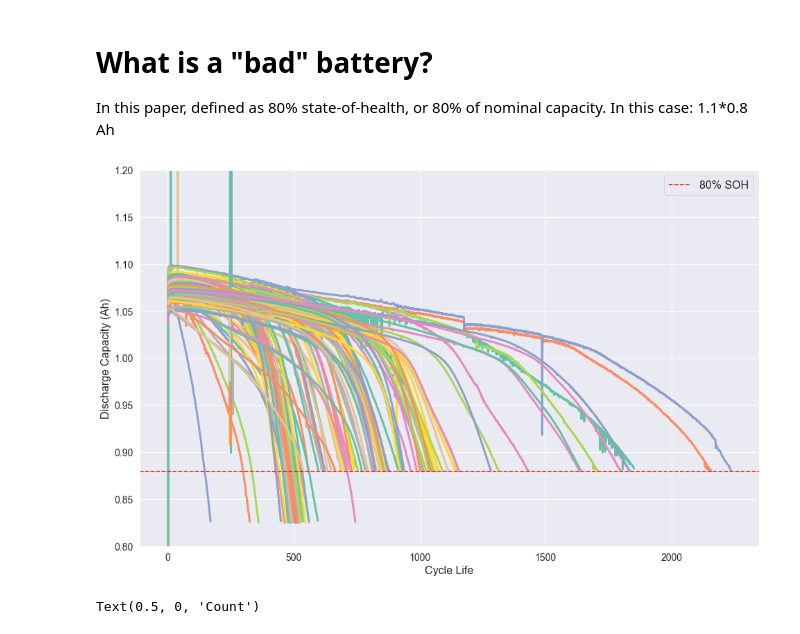
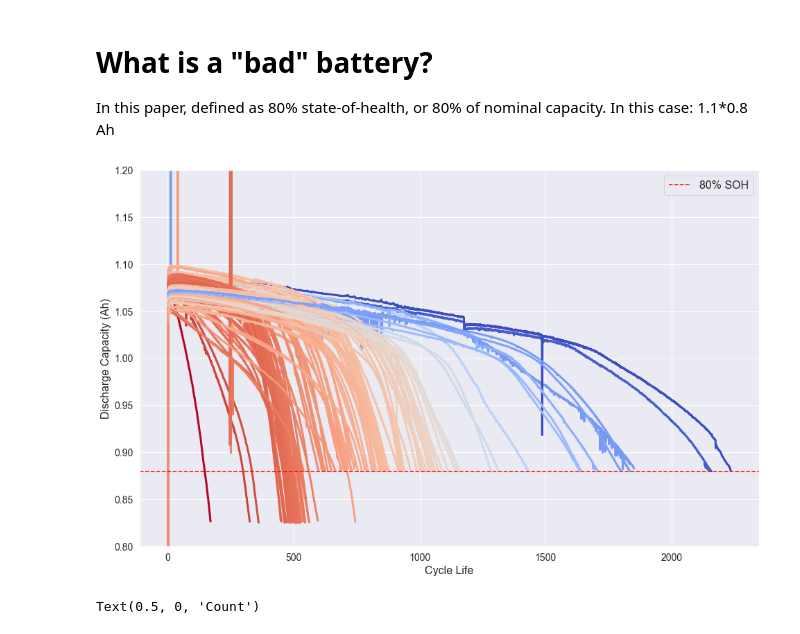
Before and after one commit to hwaxxer/nature-paper, a Jupyter notebook: Classification.ipynb, the cells around one changed output. Drawn from its saved outputs; the diff is of its cells as text; code cells hidden in the pictures.

Commit message:
Fix colormaps.

```diff
--- a/Classification.ipynb
+++ b/Classification.ipynb
@@ -100,16 +100,24 @@ secondary_test_ind = np.arange(batch_size-batch3_size,batch_size)
 # What is a "bad" battery?
 In this paper, defined as 80% state-of-health, or 80% of nominal capacity. In this case: 1.1*0.8 Ah
 # %%
-for i in batches.keys():
-    plt.plot(batches[i]['summary']['cycle'], batches[i]['summary']['QD'], linewidth=3)
+cycle_lives = np.array([cell['cycle_life'] for cell in batches.values()]).ravel()
+
+cmap = plt.get_cmap('coolwarm_r')
+norm = matplotlib.colors.Normalize(vmin=np.min(cycle_lives), vmax=np.max(cycle_lives))
+mapper = plt.cm.ScalarMappable(norm=norm, cmap=cmap)
+
+for idx, i in enumerate(batches.keys()):
+    cell = batches[i]
+    plt.plot(cell['summary']['cycle'], cell['summary']['QD'],
+             c=mapper.to_rgba(float(cell['cycle_life'])), linewidth=3)
 plt.xlabel('Cycle Life')
 plt.axhline(1.1*0.8, linestyle='--', color='r', label='80% SOH')
 plt.ylim(0.8, 1.2)
 plt.ylabel('Discharge Capacity (Ah)')
 plt.legend()
 plt.show()
 # %% [output]
-[figure, old version]
+[figure, new version]
 # %%
 cycle_lives = np.array([cell['cycle_life'] for cell in batches.values()]).flatten()
 
```
Also changed, not shown: parts of 9 cells of this notebook.
